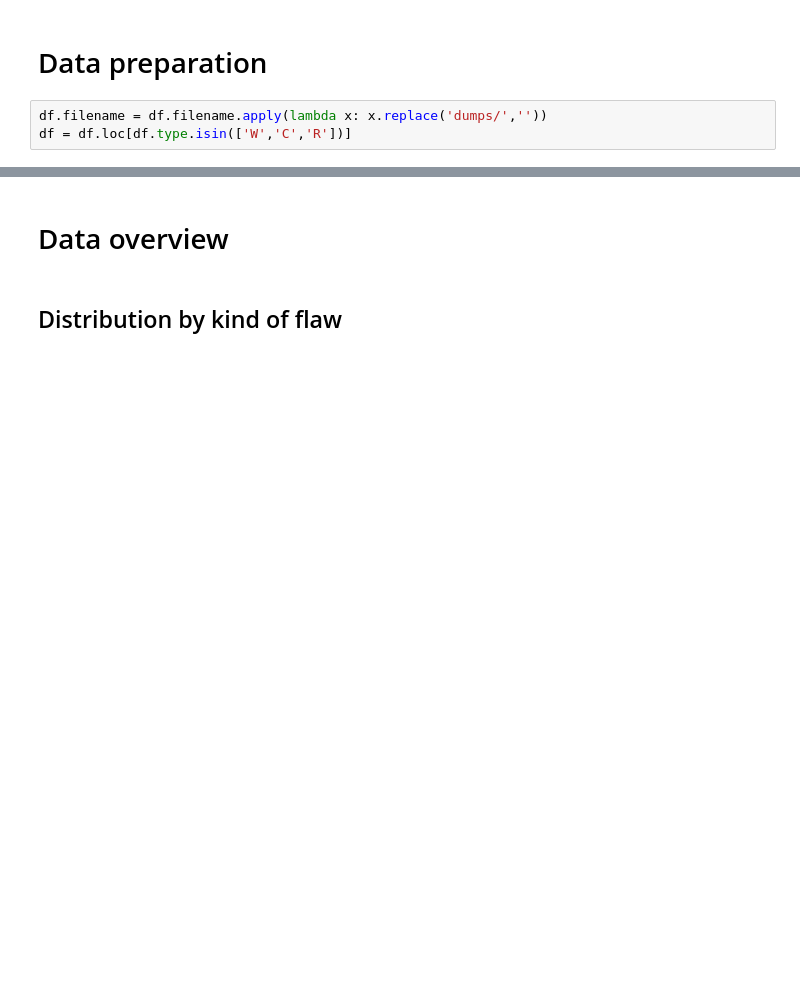
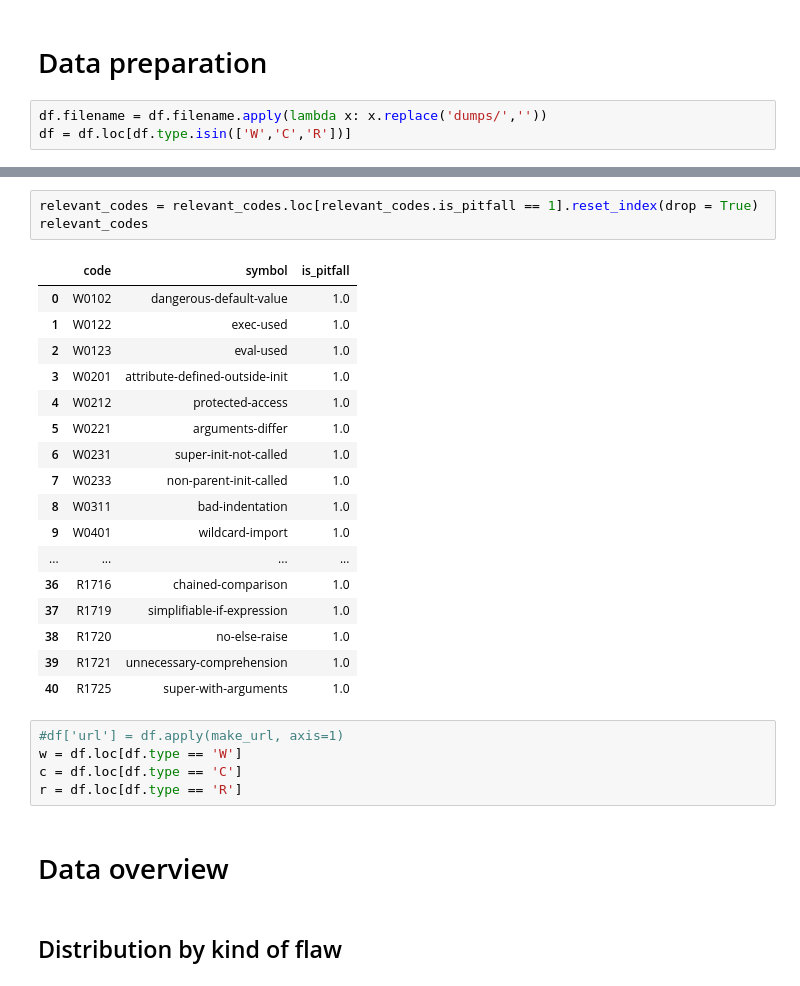
Before and after one commit to NaelsonDouglas/GithubPythonCodeSmellCrawler, a Jupyter notebook: src/Visualization_2.ipynb, the cells around one changed output, grey strips where cells are left out. Cells and saved outputs as stored; diff of their text form; blank space fills up the shorter version.

```diff
--- a/src/Visualization_2.ipynb
+++ b/src/Visualization_2.ipynb
@@ -173,3 +118,29 @@ r = df.loc[df.type == 'R']
+# %%
+relevant_codes = relevant_codes.loc[relevant_codes.is_pitfall == 1].reset_index(drop = True)
+relevant_codes
+# %% [output]
+|  | code | symbol | is_pitfall |
+| 0 | W0102 | dangerous-default-value | 1.0 |
+| 1 | W0122 | exec-used | 1.0 |
+| 2 | W0123 | eval-used | 1.0 |
+| 3 | W0201 | attribute-defined-outside-init | 1.0 |
+| 4 | W0212 | protected-access | 1.0 |
+| 5 | W0221 | arguments-differ | 1.0 |
+| 6 | W0231 | super-init-not-called | 1.0 |
+| 7 | W0233 | non-parent-init-called | 1.0 |
+| 8 | W0311 | bad-indentation | 1.0 |
+| 9 | W0401 | wildcard-import | 1.0 |
+| ... | ... | ... | ... |
+| 36 | R1716 | chained-comparison | 1.0 |
+| 37 | R1719 | simplifiable-if-expression | 1.0 |
+| 38 | R1720 | no-else-raise | 1.0 |
+| 39 | R1721 | unnecessary-comprehension | 1.0 |
+| 40 | R1725 | super-with-arguments | 1.0 |
+# %%
+#df['url'] = df.apply(make_url, axis=1)
+w = df.loc[df.type == 'W']
+c = df.loc[df.type == 'C']
+r = df.loc[df.type == 'R']
 # %% [markdown]
 # Data overview
 # %% [markdown]
```
Also changed, not shown: parts of 7 cells of this notebook, 1 other file.
